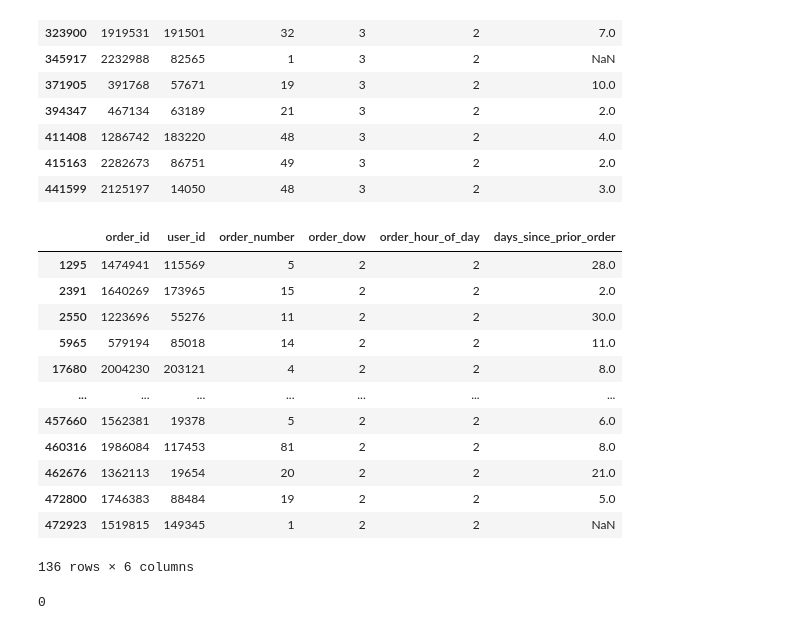
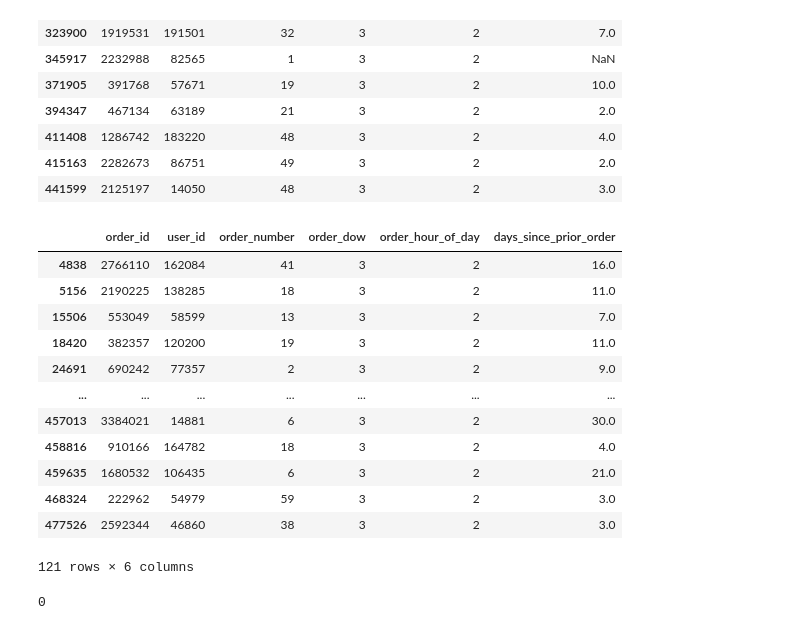
Before and after one commit to makstheimba/data-science-project-2, a Jupyter notebook: main.ipynb, the cells around one changed output. Drawn from its saved outputs; the diff is of its cells as text; code cells hidden in the pictures.

```diff
--- a/main.ipynb
+++ b/main.ipynb
@@ -50,21 +50,21 @@ orders[orders.duplicated]
 | 441599 | 2125197 | 14050 | 48 | 3 | 2 | 3.0 |
 # %%
 # Check for all orders placed Wednesday at 2:00 AM
-orders.loc[(orders['order_dow'] == 2) & (orders['order_hour_of_day'] == 2)]
+orders.loc[(orders['order_dow'] == 3) & (orders['order_hour_of_day'] == 2)]
 # %% [output]
 |  | order_id | user_id | order_number | order_dow | order_hour_of_day | days_since_prior_order |
-| 1295 | 1474941 | 115569 | 5 | 2 | 2 | 28.0 |
-| 2391 | 1640269 | 173965 | 15 | 2 | 2 | 2.0 |
-| 2550 | 1223696 | 55276 | 11 | 2 | 2 | 30.0 |
-| 5965 | 579194 | 85018 | 14 | 2 | 2 | 11.0 |
-| 17680 | 2004230 | 203121 | 4 | 2 | 2 | 8.0 |
+| 4838 | 2766110 | 162084 | 41 | 3 | 2 | 16.0 |
+| 5156 | 2190225 | 138285 | 18 | 3 | 2 | 11.0 |
+| 15506 | 553049 | 58599 | 13 | 3 | 2 | 7.0 |
+| 18420 | 382357 | 120200 | 19 | 3 | 2 | 11.0 |
+| 24691 | 690242 | 77357 | 2 | 3 | 2 | 9.0 |
 | ... | ... | ... | ... | ... | ... | ... |
-| 457660 | 1562381 | 19378 | 5 | 2 | 2 | 6.0 |
-| 460316 | 1986084 | 117453 | 81 | 2 | 2 | 8.0 |
-| 462676 | 1362113 | 19654 | 20 | 2 | 2 | 21.0 |
-| 472800 | 1746383 | 88484 | 19 | 2 | 2 | 5.0 |
-| 472923 | 1519815 | 149345 | 1 | 2 | 2 | NaN |
+| 457013 | 3384021 | 14881 | 6 | 3 | 2 | 30.0 |
+| 458816 | 910166 | 164782 | 18 | 3 | 2 | 4.0 |
+| 459635 | 1680532 | 106435 | 6 | 3 | 2 | 21.0 |
+| 468324 | 222962 | 54979 | 59 | 3 | 2 | 3.0 |
+| 477526 | 2592344 | 46860 | 38 | 3 | 2 | 3.0 |
-136 rows × 6 columns
+121 rows × 6 columns
 # %%
 # Remove duplicate orders
 orders.drop_duplicates(inplace=True)
```
Also changed, not shown: parts of 31 cells of this notebook, 2 other files.
